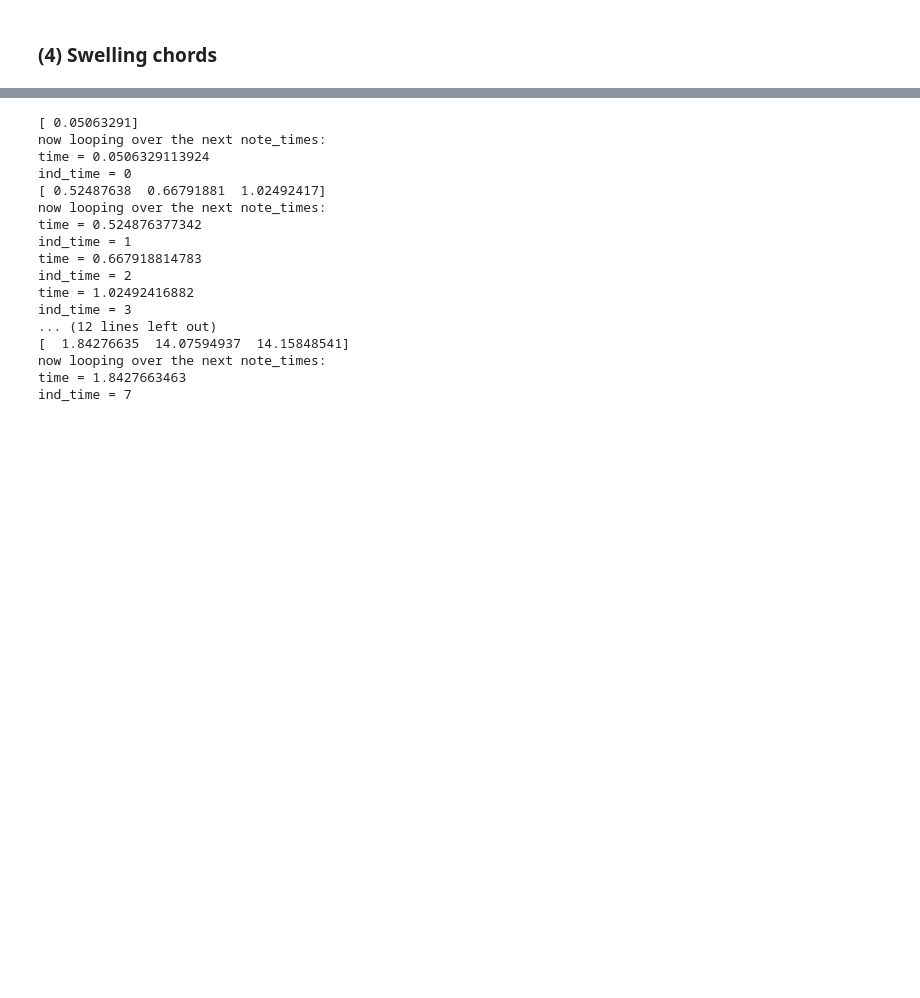
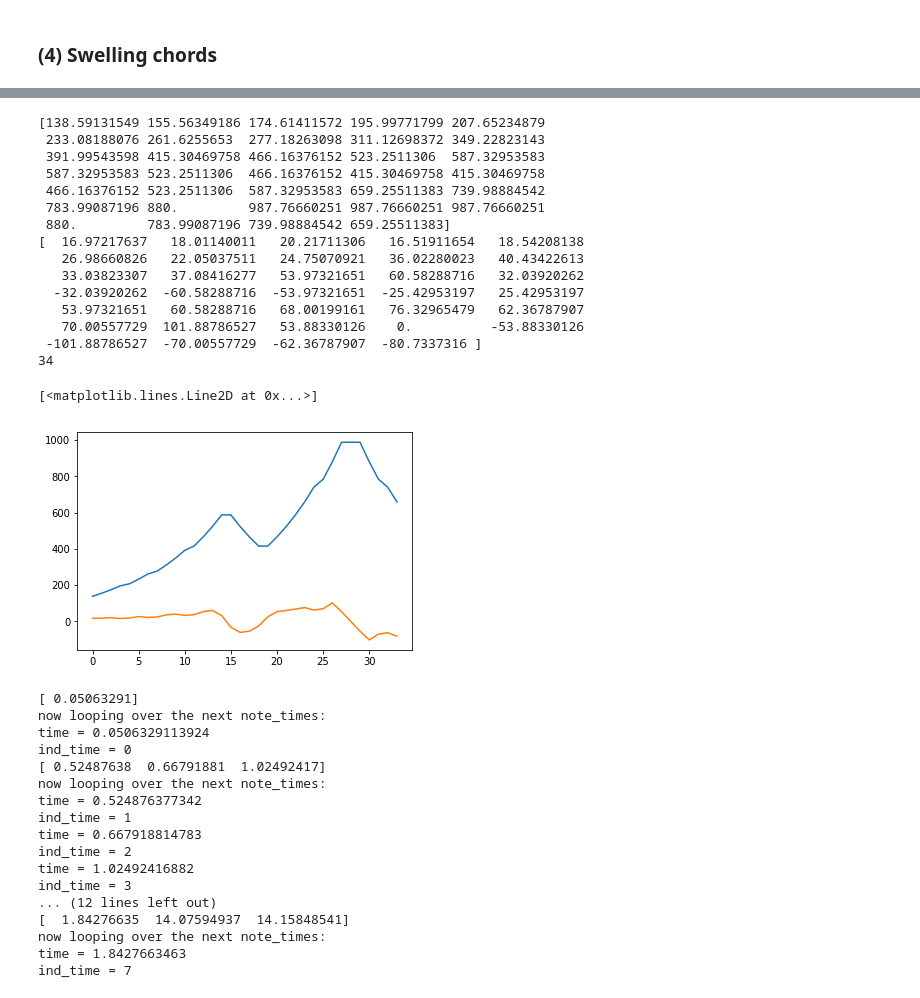
Before and after one commit to benholtzman/datamovies, a Jupyter notebook: 1_codes/s04_DataDrivenRTcmix.ipynb, the cells around one changed output, grey strips where cells are left out. Saved outputs shown, nothing was run; the diff lists cells and outputs as text; code cells hidden in the pictures; blank space fills up the shorter version.

```diff
--- a/1_codes/s04_DataDrivenRTcmix.ipynb
+++ b/1_codes/s04_DataDrivenRTcmix.ipynb
@@ -389,3 +388,29 @@ print(len(notes))
+# %%
+# development
+print(notes)
+diff_notes = np.gradient(notes)
+print(diff_notes)
+print(len(diff_notes))
+plt.plot(notes)
+plt.plot(diff_notes)
+# %% [output]
+[138.59131549 155.56349186 174.61411572 195.99771799 207.65234879
+ 233.08188076 261.6255653  277.18263098 311.12698372 349.22823143
+ 391.99543598 415.30469758 466.16376152 523.2511306  587.32953583
+ 587.32953583 523.2511306  466.16376152 415.30469758 415.30469758
+ 466.16376152 523.2511306  587.32953583 659.25511383 739.98884542
+ 783.99087196 880.         987.76660251 987.76660251 987.76660251
+ 880.         783.99087196 739.98884542 659.25511383]
+[  16.97217637   18.01140011   20.21711306   16.51911654   18.54208138
+   26.98660826   22.05037511   24.75070921   36.02280023   40.43422613
+   33.03823307   37.08416277   53.97321651   60.58288716   32.03920262
+  -32.03920262  -60.58288716  -53.97321651  -25.42953197   25.42953197
+   53.97321651   60.58288716   68.00199161   76.32965479   62.36787907
+   70.00557729  101.88786527   53.88330126    0.          -53.88330126
+ -101.88786527  -70.00557729  -62.36787907  -80.7337316 ]
+34
+[<matplotlib.lines.Line2D at 0x...>]
+[figure, added]
 # %%
 # run makeDataChord
 import makeDataChord_v2 as mDc
```
Also changed, not shown: parts of 13 cells of this notebook.
